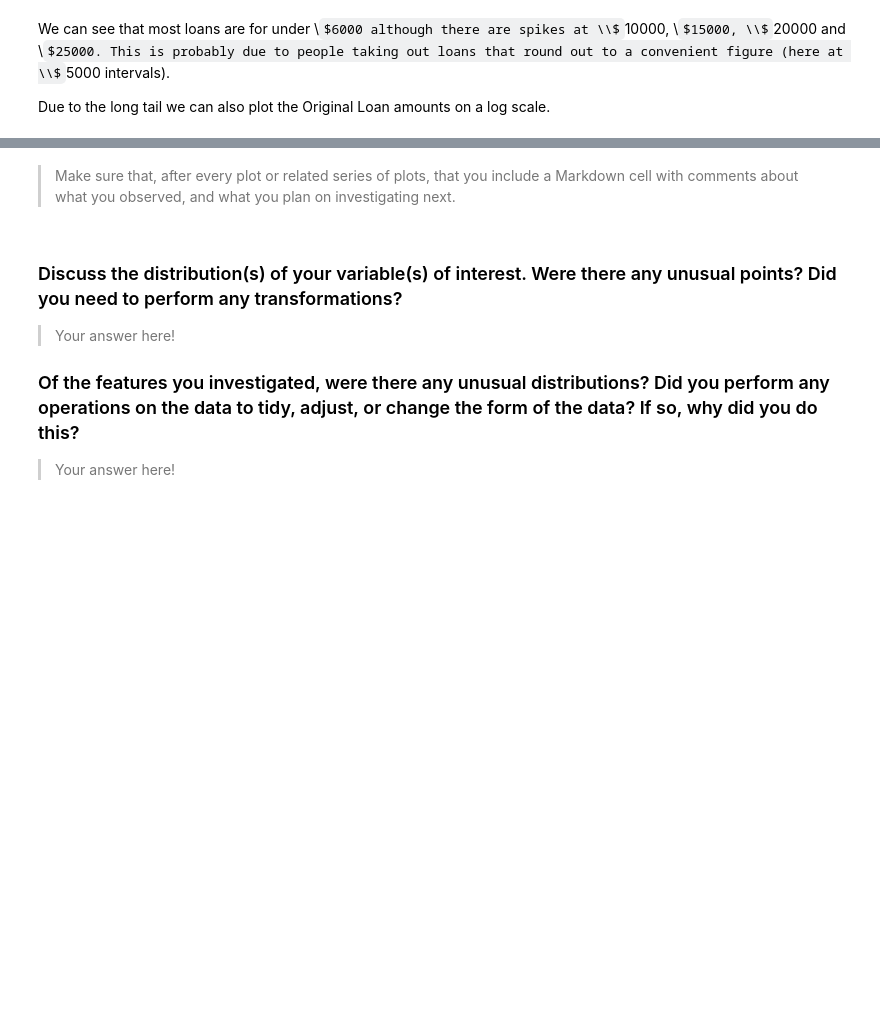
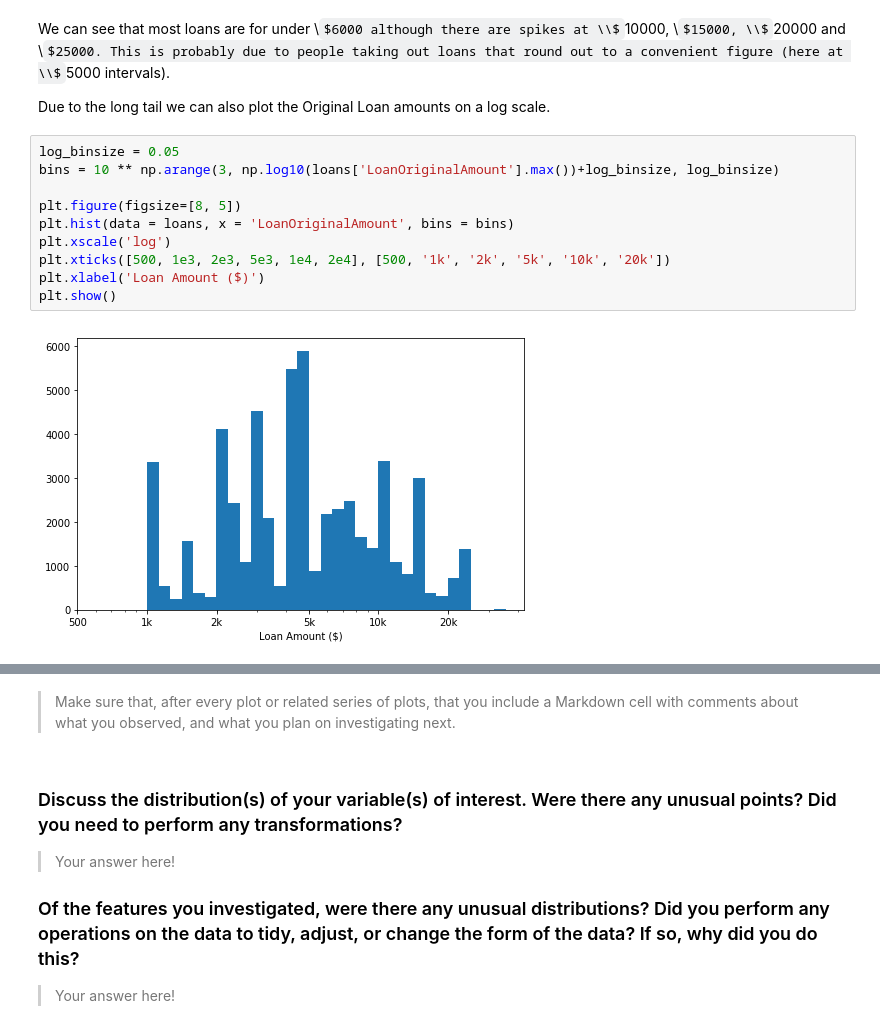
Before and after one commit to Jeffro80/DAND_Communicate_Findings, a Jupyter notebook: exploration-WORKING.ipynb, the cells around one changed output, grey strips where cells are left out. Saved outputs shown, nothing was run; the diff lists cells and outputs as text; some formulas as TeX source; blank space fills up the shorter version.

```diff
--- a/exploration-WORKING.ipynb
+++ b/exploration-WORKING.ipynb
@@ -442,3 +442,15 @@ plt.show()
 We can see that most loans are for under \\$6000 although there are spikes at \\$10000, \\$15000, \\$20000 and \\$25000. This is probably due to people taking out loans that round out to a convenient figure (here at \\$5000 intervals).
 
 Due to the long tail we can also plot the Original Loan amounts on a log scale.
+# %%
+log_binsize = 0.05
+bins = 10 ** np.arange(3, np.log10(loans['LoanOriginalAmount'].max())+log_binsize, log_binsize)
+
+plt.figure(figsize=[8, 5])
+plt.hist(data = loans, x = 'LoanOriginalAmount', bins = bins)
+plt.xscale('log')
+plt.xticks([500, 1e3, 2e3, 5e3, 1e4, 2e4], [500, '1k', '2k', '5k', '10k', '20k'])
+plt.xlabel('Loan Amount ($)')
+plt.show()
+# %% [output]
+[figure, added]
```
Also changed, not shown: parts of 6 cells of this notebook.
